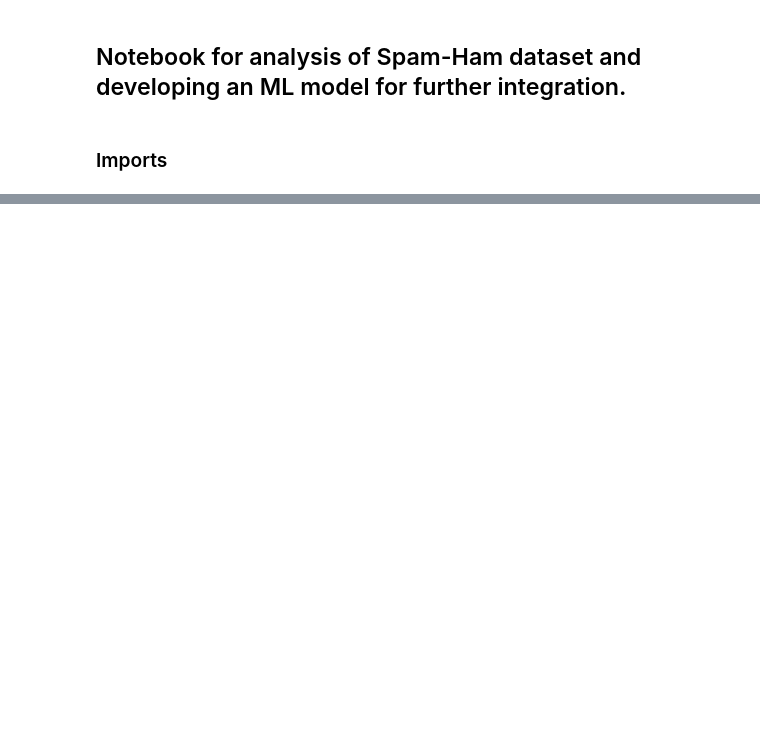
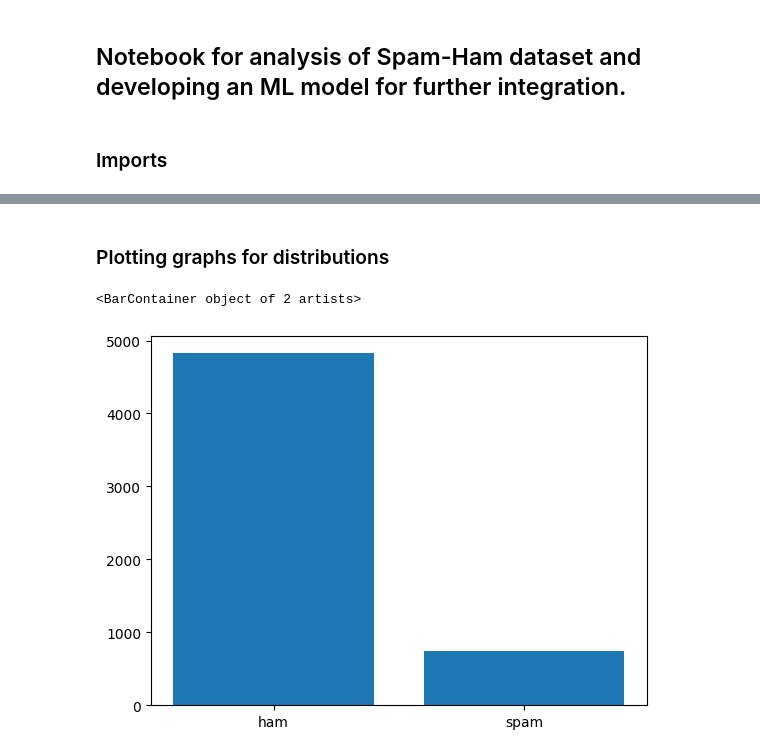
Before and after one commit to Akhand-Pratap-Tiwari/spam_ham_classifier, a Jupyter notebook: spam_ham_classifier.ipynb, the cells around one changed output, grey strips where cells are left out. Drawn from its saved outputs; the diff is of its cells as text; code cells hidden in the pictures; blank space fills up the shorter version.

Commit message:
Data preprocessing done NB classificaiton

```diff
--- a/spam_ham_classifier.ipynb
+++ b/spam_ham_classifier.ipynb
@@ -48,0 +52,3 @@ from collections import Counter
+# %%
+data = pd.read_csv("spam.csv", encoding = 'latin1')
+data.head()
@@ -48,0 +62,7 @@ from collections import Counter
+# %%
+# drop unavailable attributes
+data = data.drop(['Unnamed: 2', 'Unnamed: 3', 'Unnamed: 4'], axis = 1)
+
+# rename columns
+data = data.rename(columns ={"v1":"target", "v2":"text"})
+data.head()
@@ -48,0 +92,8 @@ from collections import Counter
+# %% [markdown]
+### Plotting graphs for distributions
+# %%
+val_counts = data["target"].value_counts()
+plt.bar(x = val_counts.index, height = val_counts.values)
+# %% [output]
+<BarContainer object of 2 artists>
+[figure, added]
```
Also changed, not shown: parts of 32 cells of this notebook.
